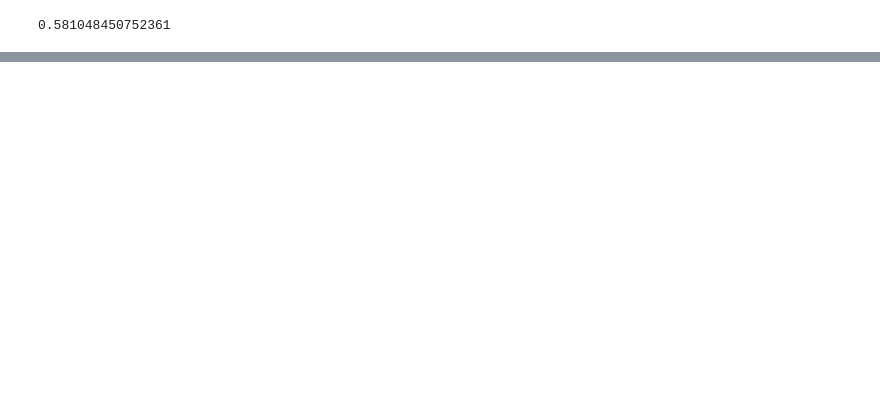
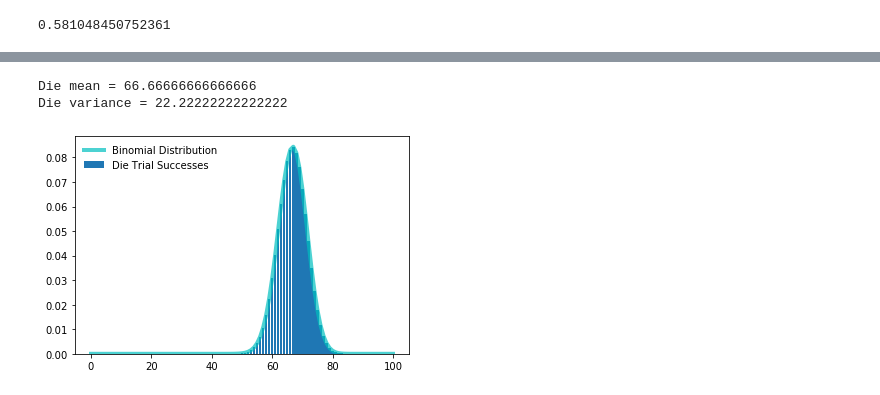
Before and after one commit to jbc1216/434-Portfolio, a Jupyter notebook: Finch-Carr-Lab01.ipynb, the cells around one changed output, grey strips where cells are left out. Cells and saved outputs as stored; diff of their text form; code cells hidden in the pictures; blank space fills up the shorter version.

```diff
--- a/Finch-Carr-Lab01.ipynb
+++ b/Finch-Carr-Lab01.ipynb
@@ -106,0 +157,29 @@ stats.expon.cdf(0.87, loc=0, scale=1)
+# %%
+fig, ax = plt.subplots(1, 1)
+
+# Define n, p, and r of our newly posed question
+n2 = 100
+p2 = (4 / 6)
+r_list2 = list(range(n2+1))
+
+# Return the mean and variance in printed format above our new plot
+mean2, var2 = stats.binom.stats(n2, p2)
+print(f"Die mean = {str(mean2)}")
+print(f"Die variance = {str(var2)}")
+
+# We want to create a distribution to plot for every outcome for r in r_list2
+dist2 = [stats.binom.pmf(r2, n2, p2) for r2 in r_list2 ]
+
+# Let's plot our distribution and compare it to a binomial distribution fit with the same parameters for success and trials
+ax.bar(r_list2, dist2, label='Die Trial Successes')
+
+ax.plot(r_list2, dist2,
+       'c-', lw=4, alpha=.7, label='Binomial Distribution')
+
+ax.legend(loc='best', frameon=False)
+#plt.xlim(0,100)
+plt.show()
+# %% [output]
+Die mean = 66.66666666666666
+Die variance = 22.22222222222222
+[figure, added]
```
Also changed, not shown: parts of 15 cells of this notebook.
